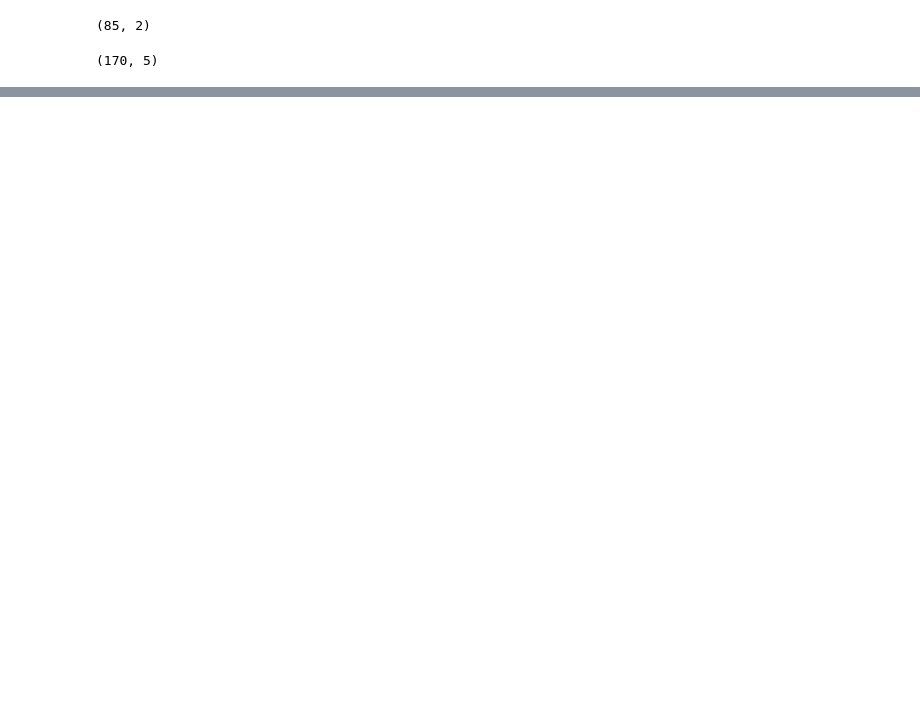
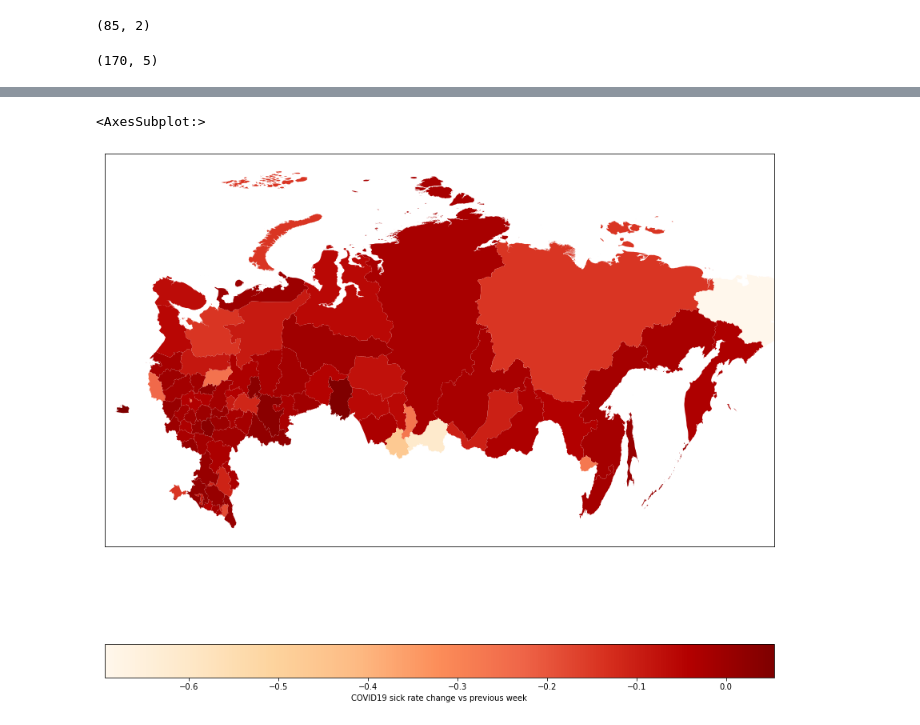
Before and after one commit to XelorR/covid19_dashboard, a Jupyter notebook: geopandas_map_example.ipynb, the cells around one changed output, grey strips where cells are left out. Saved outputs shown, nothing was run; the diff lists cells and outputs as text; code cells hidden in the pictures; blank space fills up the shorter version.

```diff
--- a/geopandas_map_example.ipynb
+++ b/geopandas_map_example.ipynb
@@ -24,0 +16,7 @@ array(['last', 'previous'], dtype=object)
+# %%
+rolling_weeks_sick_new = rolling_weeks.set_index(["region_name", "week"])[["sick_new"]].unstack().reset_index()
+rolling_weeks_sick_new.columns = ["region_name", "sick_new_last_week", "sick_new_previous_week"]
+rolling_weeks_sick_new["sick_temp_increase"] = rolling_weeks_sick_new.sick_new_last_week / rolling_weeks_sick_new.sick_new_previous_week - 1
+# %%
+gdf = shapes.merge(rolling_weeks_sick_new)
+gdf.head(3)
@@ -24,0 +28,13 @@ array(['last', 'previous'], dtype=object)
+# %%
+fig, ax = plt.subplots(1, 1, figsize=(15, 15))
+
+ax.set_xticks([])
+ax.set_yticks([])
+ax.set_xlim(17, 177)
+
+gdf.plot(ax=ax, column="sick_temp_increase", legend=True, cmap="OrRd",
+        legend_kwds={"label": "COVID19 sick rate change vs previous week",
+                    "orientation": "horizontal"})
+# %% [output]
+<AxesSubplot:>
+[figure, added]
```
Also changed, not shown: parts of 5 cells of this notebook.
